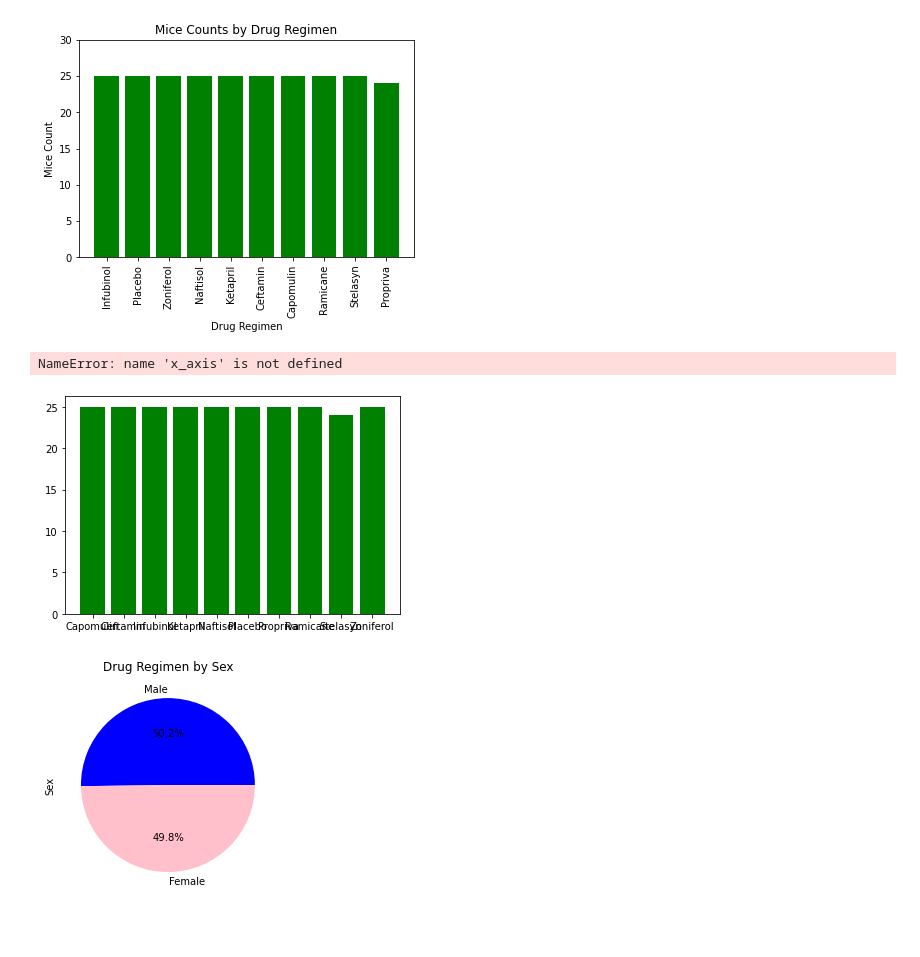
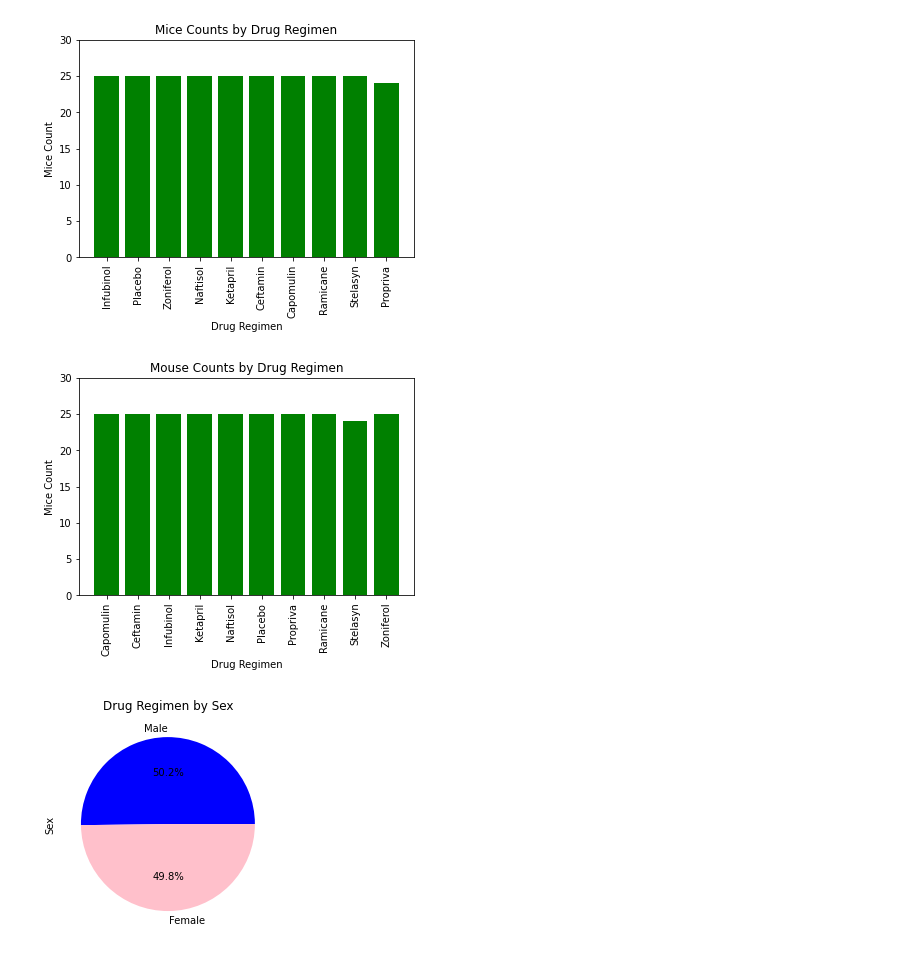
Before and after one commit to vadulas/matplotlib_challenge, a Jupyter notebook: Pymaceuticals/pymaceuticals_starter.ipynb, the cells around one changed output. Saved outputs shown, nothing was run; the diff lists cells and outputs as text; code cells hidden in the pictures; blank space fills up the shorter version.

```diff
--- a/Pymaceuticals/pymaceuticals_starter.ipynb
+++ b/Pymaceuticals/pymaceuticals_starter.ipynb
@@ -266,19 +266,19 @@ plt.show()
 # %% [output]
 [figure]
 # %%
+#bar chart using bar chart
 plt.bar(unique_drug_regimes.index.values, unique_drug_regimes.values, color="g")
 
-
-tick_locations = [x for x in x_axis]
 plt.xticks(unique_drug_regimes.index, rotation="vertical")
 plt.title("Mouse Counts by Drug Regimen")
 plt.xlabel("Drug Regimen")
 plt.ylabel("Mice Count")
 plt.ylim(0, 30)
 plt.show()
+
+#The number of subjects under test for each drug regimen was around 25
 # %% [output]
-NameError: name 'x_axis' is not defined
-[figure, old version]
+[figure, new version]
 # %%
 # Generate a pie plot showing the distribution of female versus male mice using pandas
 # %% [output]
```
Also changed, not shown: parts of 4 cells of this notebook, 2 other files.
